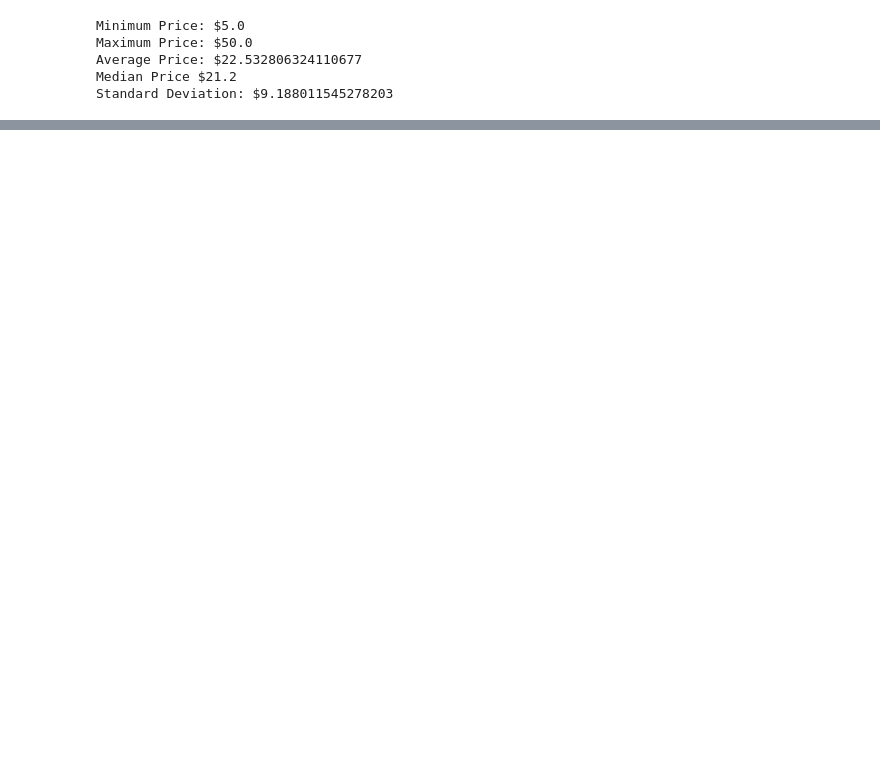
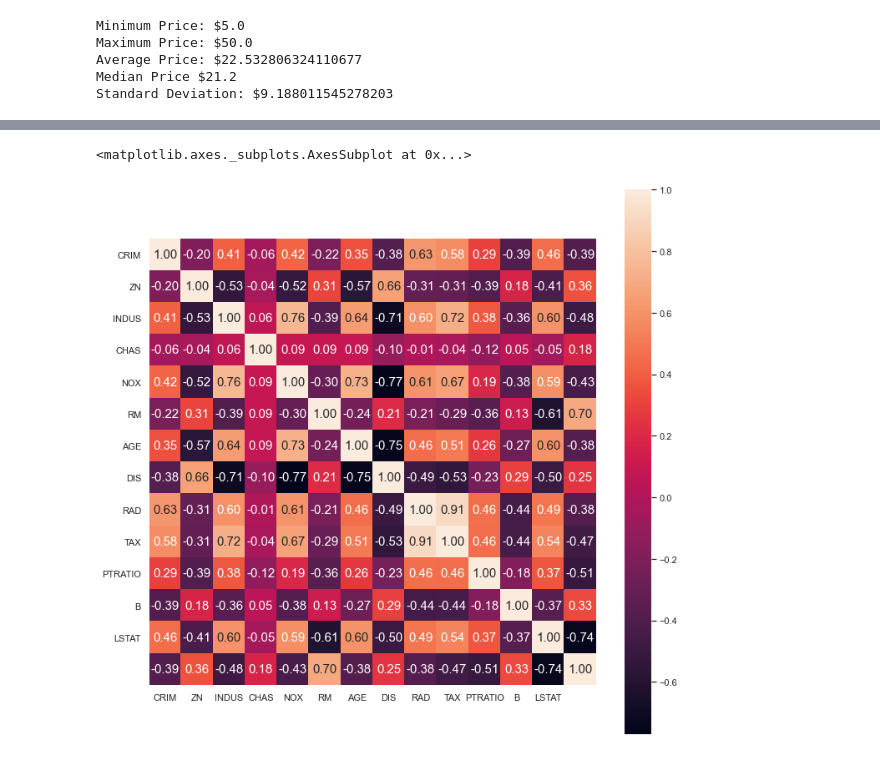
Before and after one commit to angelinaolmedo7/DS2-1, a Jupyter notebook: Assignments/Home_Work_Linear_Regression.ipynb, the cells around one changed output, grey strips where cells are left out. Drawn from its saved outputs; the diff is of its cells as text; code cells hidden in the pictures; blank space fills up the shorter version.

```diff
--- a/Assignments/Home_Work_Linear_Regression.ipynb
+++ b/Assignments/Home_Work_Linear_Regression.ipynb
@@ -108,0 +89,17 @@ plt.tight_layout()
+# %%
+# correlation
+
+correlation = bos.corr()
+sns.set(rc={'figure.figsize':(12,12)})
+
+sns.heatmap(correlation,
+            cbar=True,
+            annot=True,
+            square=True,
+            fmt='.2f',
+            annot_kws={'size': 15},
+            yticklabels=cols,
+            xticklabels=cols)
+# %% [output]
+<matplotlib.axes._subplots.AxesSubplot at 0x...>
+[figure, added]
```
Also changed, not shown: parts of 8 cells of this notebook.
